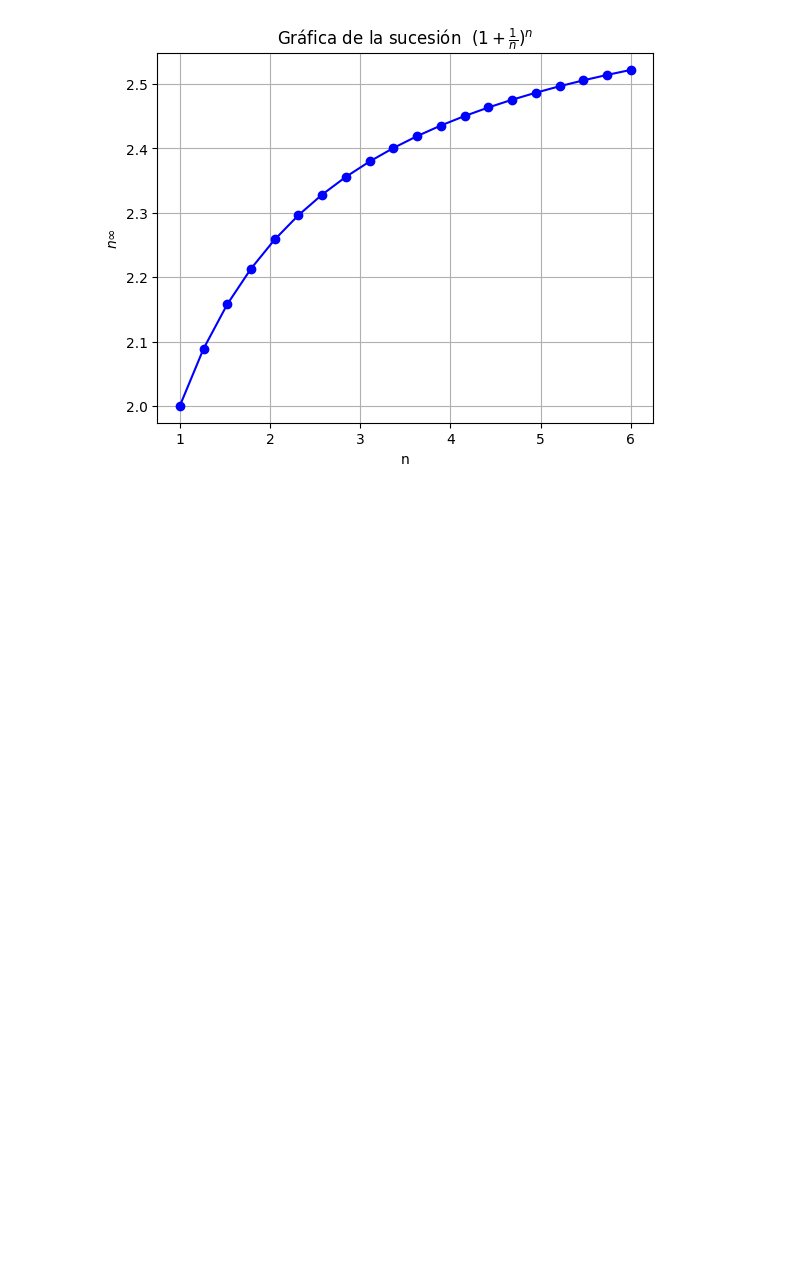
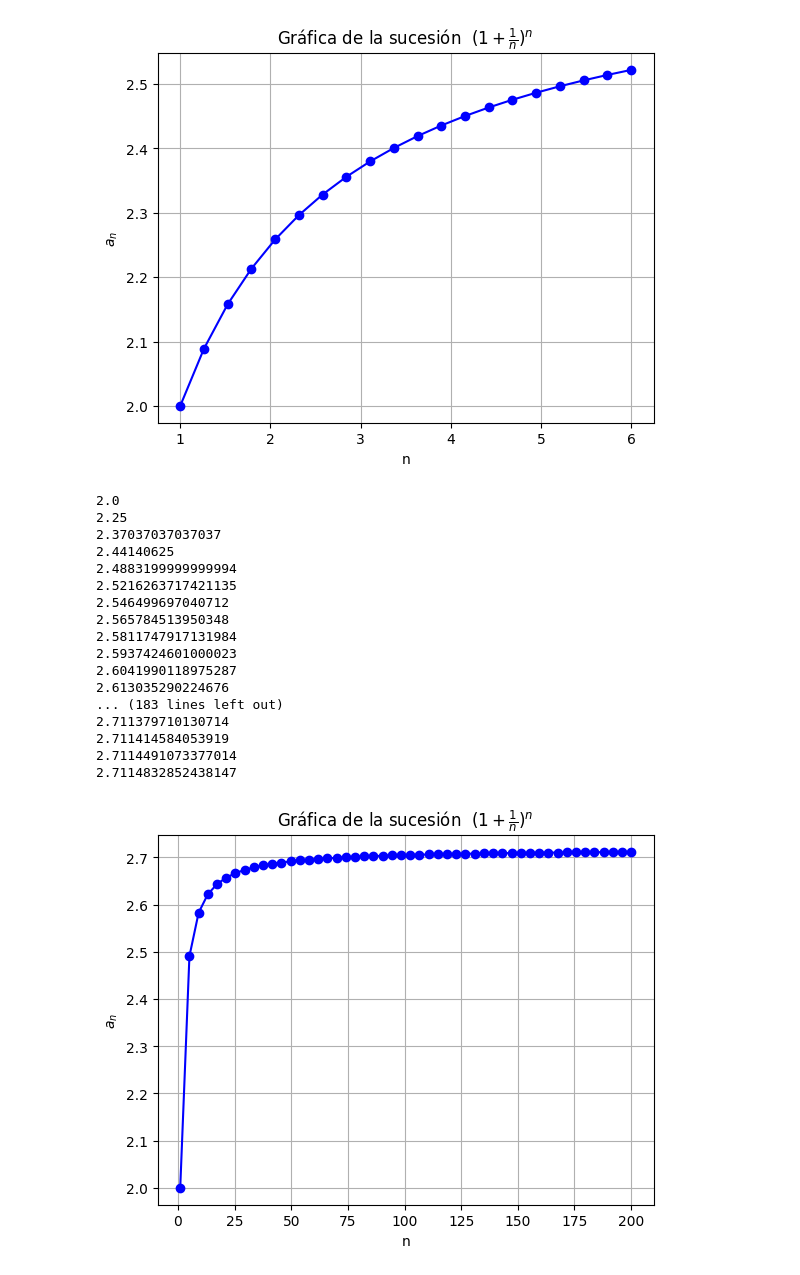
Before and after one commit to Juanm3005/trabajo-grupo-aplicadas, a Jupyter notebook: taller_sucesiones.ipynb, the cells around one changed output. Cells and saved outputs as stored; diff of their text form; code cells hidden in the pictures; blank space fills up the shorter version.

```diff
--- a/taller_sucesiones.ipynb
+++ b/taller_sucesiones.ipynb
@@ -378,21 +378,67 @@ plt.show()
 # %% [output]
 [figure]
 # %%
-def b_n(n):
+##(4) Let 𝑎𝑛 = (1 + (1/n))^n , 𝑛 = 1, 2, 3, ....
+
+#a) Compute 𝑎1, 𝑎2, 𝑎3, 𝑎4, and 𝑎5 using a calculator:
+
+
+def a_n(n):
     return (1+(1/n))**n
 
 # Crear un rango de valores para n (usando np.arange para enteros)
 n_values = np.linspace(1,6,20)
 
 # Calcular los valores de b_n para cada n
-a_values = [b_n(n) for n in n_values]
+a_values = [a_n(n) for n in n_values]
 
 # Graficar la sucesión
 plt.plot(n_values, a_values, marker='o', linestyle='-', color='b')
 plt.title('Gráfica de la sucesión  $(1+\\frac{1}{n})^n$')
 plt.xlabel('n')
-plt.ylabel('$n \infty$')
+plt.ylabel('$a_n $')
 plt.grid(True)
 plt.show()
 # %% [output]
 [figure]
+# %%
+#b) Compute values of 𝑎𝑛 for 𝑛 = 1, 2, 3, ... , 200.:
+
+def a_n(n):
+    return (1+(1/n))**n
+
+# Crear un rango de valores para n (usando np.arange para enteros)
+n_values = np.linspace(1,200)
+
+# Calcular los valores de b_n para cada n
+a_values = [a_n(n) for n in n_values]
+
+for i in range(1,200):
+  print(a_n(i))
+
+# Graficar la sucesión
+plt.plot(n_values, a_values, marker='o', linestyle='-', color='b')
+plt.title('Gráfica de la sucesión  $(1+\\frac{1}{n})^n$')
+plt.xlabel('n')
+plt.ylabel('$a_n $')
+plt.grid(True)
+plt.show()
+# %% [output]
+2.0
+2.25
+2.37037037037037
+2.44140625
+2.4883199999999994
+2.5216263717421135
+2.546499697040712
+2.565784513950348
+2.5811747917131984
+2.5937424601000023
+2.6041990118975287
+2.613035290224676
+... (183 lines left out)
+2.711379710130714
+2.711414584053919
+2.7114491073377014
+2.7114832852438147
+[figure, added]
```
Also changed, not shown: parts of 4 cells of this notebook.
